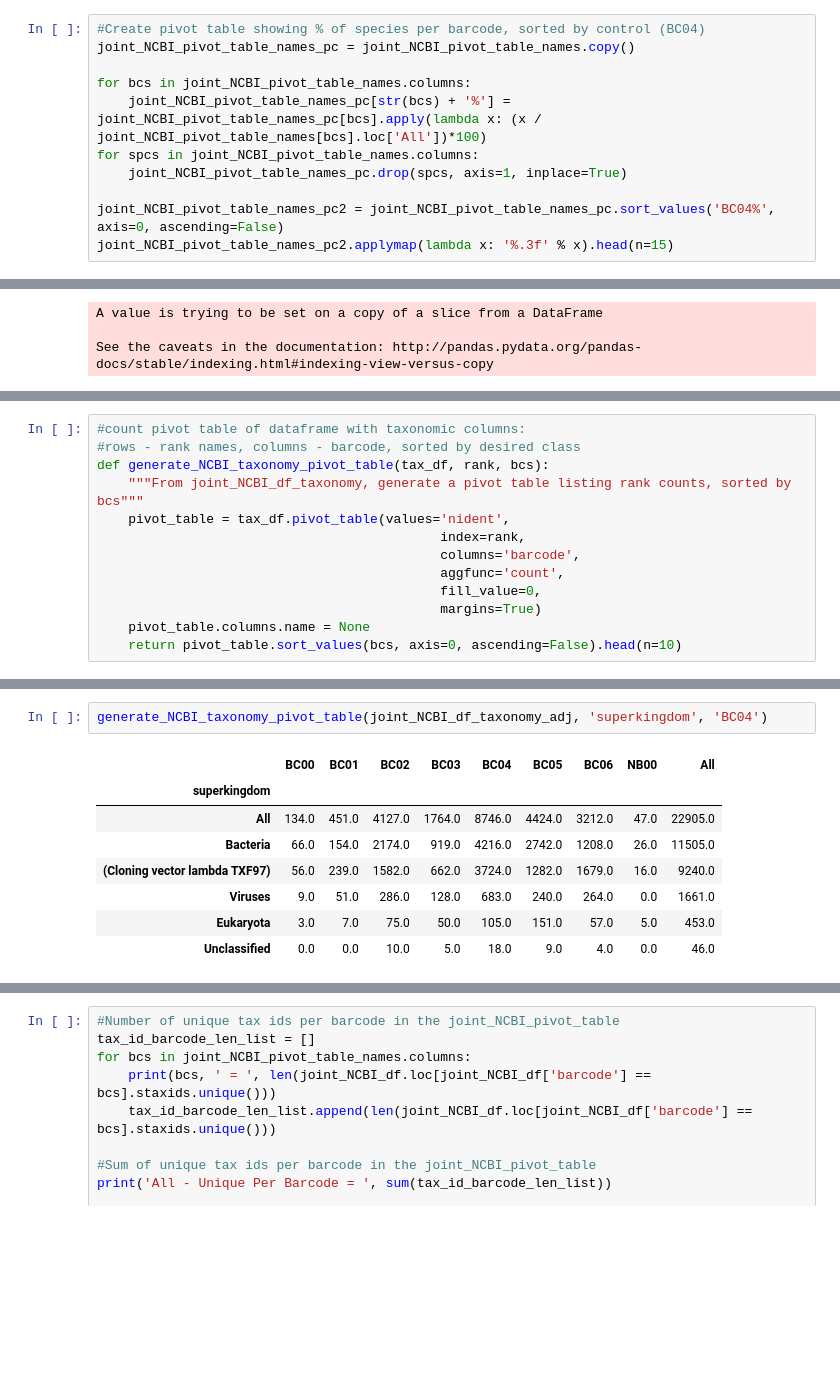
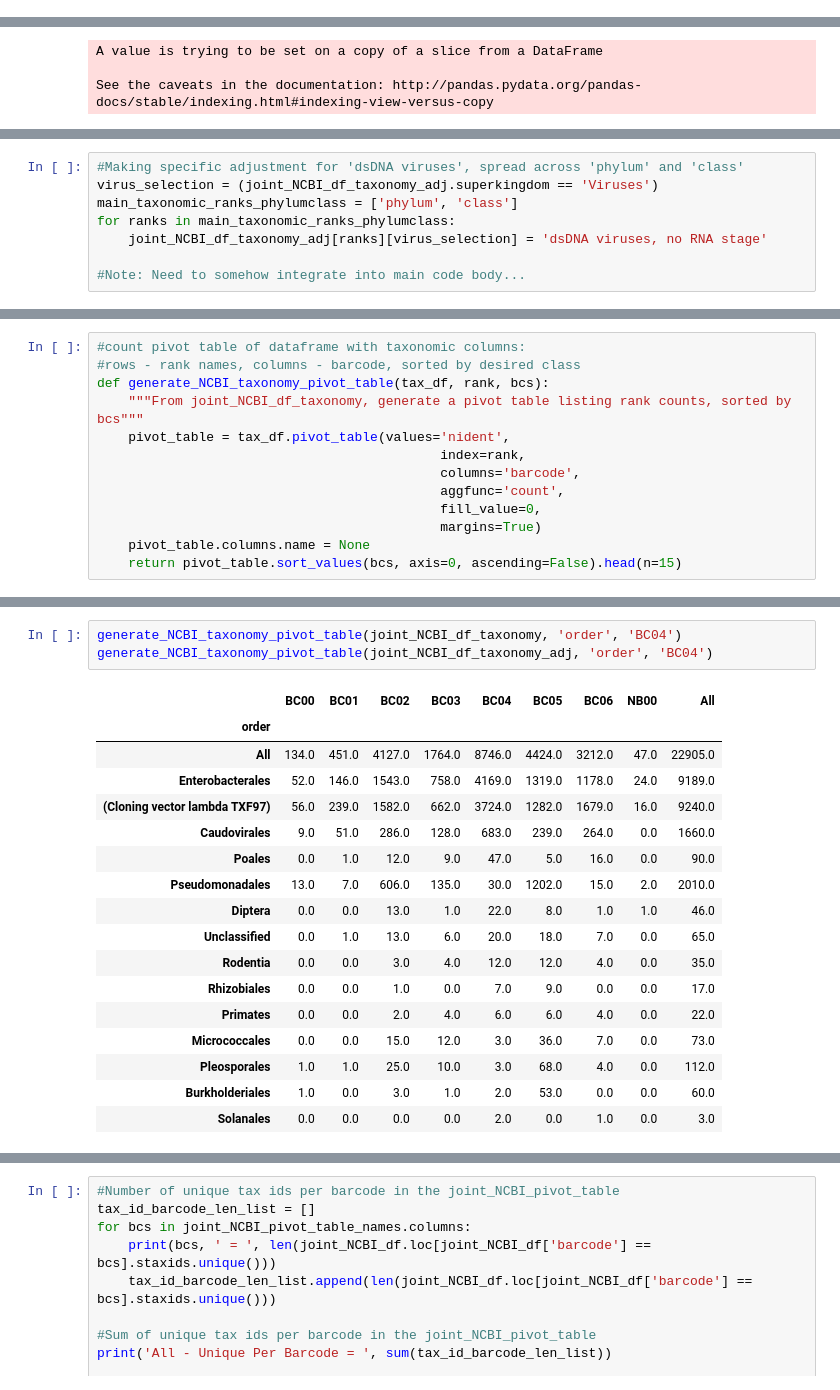
Before and after one commit to BenjaminSchwessinger/Gamran, a Jupyter notebook: MinIon_analysis_05012017_Wagga_initial-taxonomy.ipynb, the cells around one changed output, grey strips where cells are left out. Saved outputs shown, nothing was run; the diff lists cells and outputs as text; blank space fills up the shorter version.

```diff
--- a/MinIon_analysis_05012017_Wagga_initial-taxonomy.ipynb
+++ b/MinIon_analysis_05012017_Wagga_initial-taxonomy.ipynb
@@ -142,11 +120,0 @@ joint_NCBI_pivot_table_names.sort_values('BC04', axis=0, ascending=False).head(n
-# %%
-#Create pivot table showing % of species per barcode, sorted by control (BC04)
-joint_NCBI_pivot_table_names_pc = joint_NCBI_pivot_table_names.copy()
-
-for bcs in joint_NCBI_pivot_table_names.columns:
-    joint_NCBI_pivot_table_names_pc[str(bcs) + '%'] = joint_NCBI_pivot_table_names_pc[bcs].apply(lambda x: (x / joint_NCBI_pivot_table_names[bcs].loc['All'])*100)
-for spcs in joint_NCBI_pivot_table_names.columns:
-    joint_NCBI_pivot_table_names_pc.drop(spcs, axis=1, inplace=True)
-
-joint_NCBI_pivot_table_names_pc2 = joint_NCBI_pivot_table_names_pc.sort_values('BC04%', axis=0, ascending=False)
-joint_NCBI_pivot_table_names_pc2.applymap(lambda x: '%.3f' % x).head(n=15)
@@ -274,0 +197,8 @@ joint_NCBI_df_taxonomy_adj
+# %%
+#Making specific adjustment for 'dsDNA viruses', spread across 'phylum' and 'class'
+virus_selection = (joint_NCBI_df_taxonomy_adj.superkingdom == 'Viruses')
+main_taxonomic_ranks_phylumclass = ['phylum', 'class']
+for ranks in main_taxonomic_ranks_phylumclass:
+    joint_NCBI_df_taxonomy_adj[ranks][virus_selection] = 'dsDNA viruses, no RNA stage'
+
+#Note: Need to somehow integrate into main code body...
@@ -297,7 +223,7 @@ def generate_NCBI_taxonomy_pivot_table(tax_df, rank, bcs):
                                             fill_value=0,
                                             margins=True)
     pivot_table.columns.name = None
-    return pivot_table.sort_values(bcs, axis=0, ascending=False).head(n=10)
+    return pivot_table.sort_values(bcs, axis=0, ascending=False).head(n=15)
 # %%
 # % pivot table of dataframe with taxonomic columns:
 #rows - rank names, columns - barcode, sorted by desired class
@@ -322,12 +249,22 @@ def generate_NCBI_taxonomy_pivot_table_pc(tax_df, rank, bcs):
 # %%
-generate_NCBI_taxonomy_pivot_table(joint_NCBI_df_taxonomy_adj, 'superkingdom', 'BC04')
+generate_NCBI_taxonomy_pivot_table(joint_NCBI_df_taxonomy, 'order', 'BC04')
+generate_NCBI_taxonomy_pivot_table(joint_NCBI_df_taxonomy_adj, 'order', 'BC04')
 # %% [output]
 |  | BC00 | BC01 | BC02 | BC03 | BC04 | BC05 | BC06 | NB00 | All |
-| superkingdom |  |  |  |  |  |  |  |  |  |
+| order |  |  |  |  |  |  |  |  |  |
 | All | 134.0 | 451.0 | 4127.0 | 1764.0 | 8746.0 | 4424.0 | 3212.0 | 47.0 | 22905.0 |
-| Bacteria | 66.0 | 154.0 | 2174.0 | 919.0 | 4216.0 | 2742.0 | 1208.0 | 26.0 | 11505.0 |
+| Enterobacterales | 52.0 | 146.0 | 1543.0 | 758.0 | 4169.0 | 1319.0 | 1178.0 | 24.0 | 9189.0 |
 | (Cloning vector lambda TXF97) | 56.0 | 239.0 | 1582.0 | 662.0 | 3724.0 | 1282.0 | 1679.0 | 16.0 | 9240.0 |
-| Viruses | 9.0 | 51.0 | 286.0 | 128.0 | 683.0 | 240.0 | 264.0 | 0.0 | 1661.0 |
-| Eukaryota | 3.0 | 7.0 | 75.0 | 50.0 | 105.0 | 151.0 | 57.0 | 5.0 | 453.0 |
-| Unclassified | 0.0 | 0.0 | 10.0 | 5.0 | 18.0 | 9.0 | 4.0 | 0.0 | 46.0 |
+| Caudovirales | 9.0 | 51.0 | 286.0 | 128.0 | 683.0 | 239.0 | 264.0 | 0.0 | 1660.0 |
+| Poales | 0.0 | 1.0 | 12.0 | 9.0 | 47.0 | 5.0 | 16.0 | 0.0 | 90.0 |
+| Pseudomonadales | 13.0 | 7.0 | 606.0 | 135.0 | 30.0 | 1202.0 | 15.0 | 2.0 | 2010.0 |
+| Diptera | 0.0 | 0.0 | 13.0 | 1.0 | 22.0 | 8.0 | 1.0 | 1.0 | 46.0 |
+| Unclassified | 0.0 | 1.0 | 13.0 | 6.0 | 20.0 | 18.0 | 7.0 | 0.0 | 65.0 |
+| Rodentia | 0.0 | 0.0 | 3.0 | 4.0 | 12.0 | 12.0 | 4.0 | 0.0 | 35.0 |
+| Rhizobiales | 0.0 | 0.0 | 1.0 | 0.0 | 7.0 | 9.0 | 0.0 | 0.0 | 17.0 |
+| Primates | 0.0 | 0.0 | 2.0 | 4.0 | 6.0 | 6.0 | 4.0 | 0.0 | 22.0 |
+| Micrococcales | 0.0 | 0.0 | 15.0 | 12.0 | 3.0 | 36.0 | 7.0 | 0.0 | 73.0 |
+| Pleosporales | 1.0 | 1.0 | 25.0 | 10.0 | 3.0 | 68.0 | 4.0 | 0.0 | 112.0 |
+| Burkholderiales | 1.0 | 0.0 | 3.0 | 1.0 | 2.0 | 53.0 | 0.0 | 0.0 | 60.0 |
+| Solanales | 0.0 | 0.0 | 0.0 | 0.0 | 2.0 | 0.0 | 1.0 | 0.0 | 3.0 |
 # %%
```
Also changed, not shown: parts of 23 cells of this notebook.
